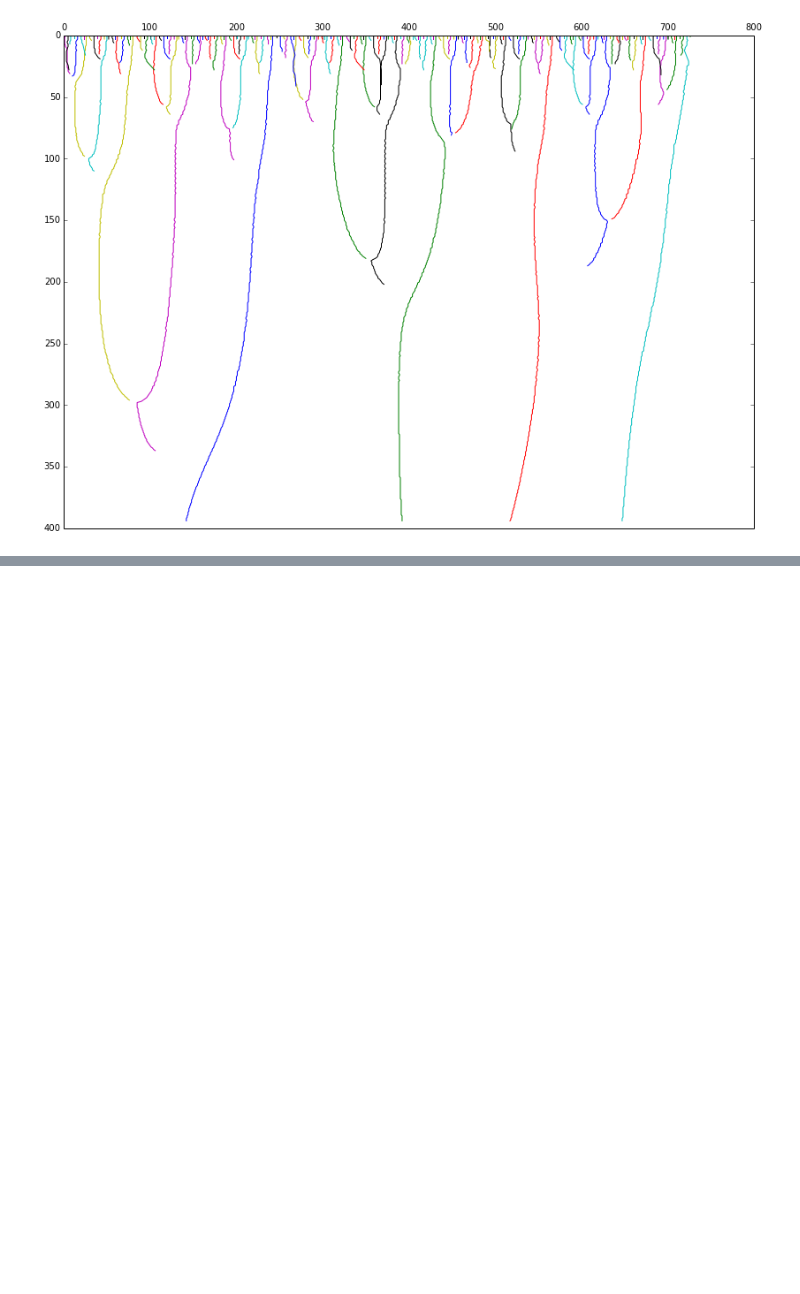
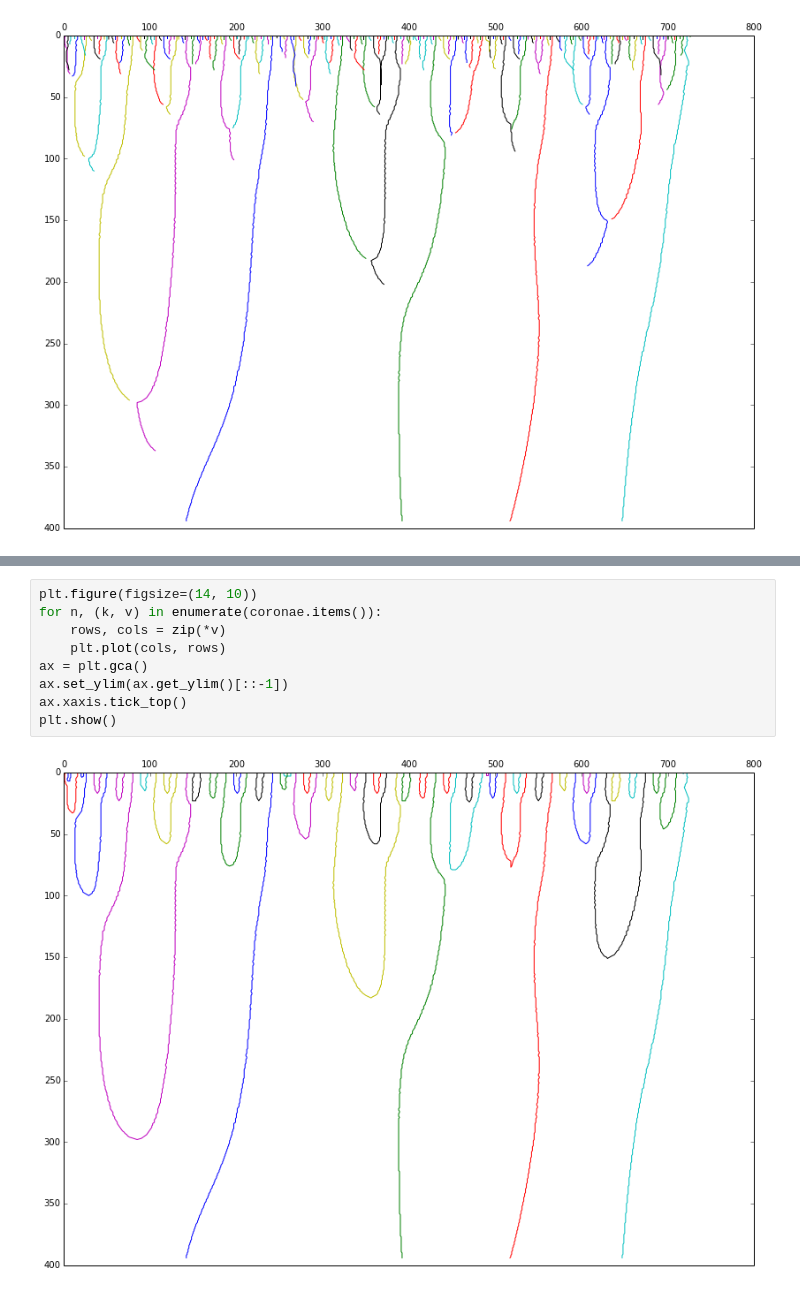
Before and after one commit to buckie/wtmm-python, a Jupyter notebook: notebooks/tails mk3.ipynb, the cells around one changed output, grey strips where cells are left out. Saved outputs shown, nothing was run; the diff lists cells and outputs as text; blank space fills up the shorter version.

```diff
--- a/notebooks/tails mk3.ipynb
+++ b/notebooks/tails mk3.ipynb
@@ -421,0 +190,11 @@ def wtmm(sig, width_step=0.5, max_scale=None, wavelet=signal.ricker, epsilon=0.1
+# %%
+plt.figure(figsize=(14, 10))
+for n, (k, v) in enumerate(coronae.items()):
+    rows, cols = zip(*v)
+    plt.plot(cols, rows)
+ax = plt.gca()
+ax.set_ylim(ax.get_ylim()[::-1])
+ax.xaxis.tick_top()
+plt.show()
+# %% [output]
+[figure, added]
```
Also changed, not shown: parts of 7 cells of this notebook.
